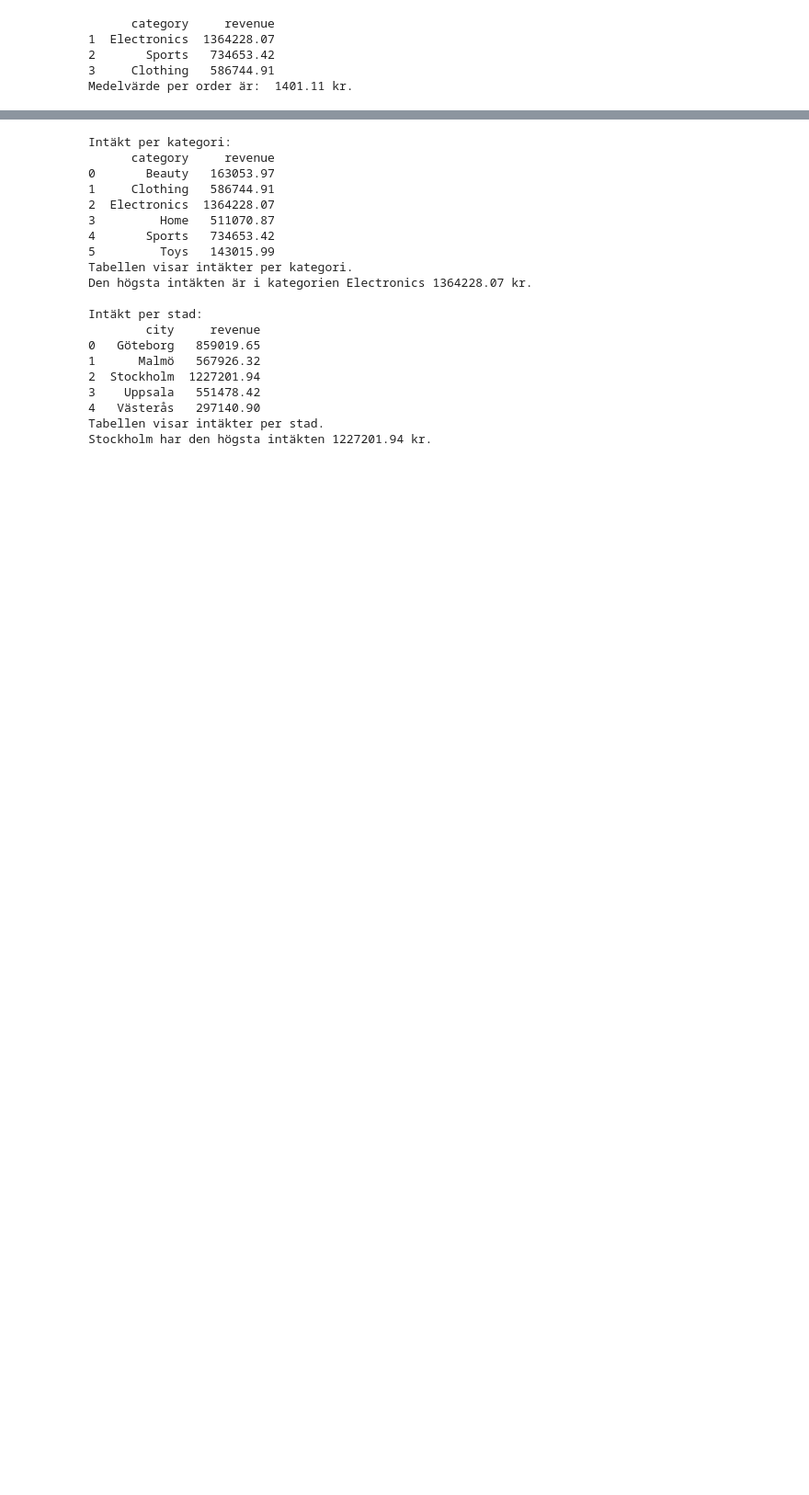
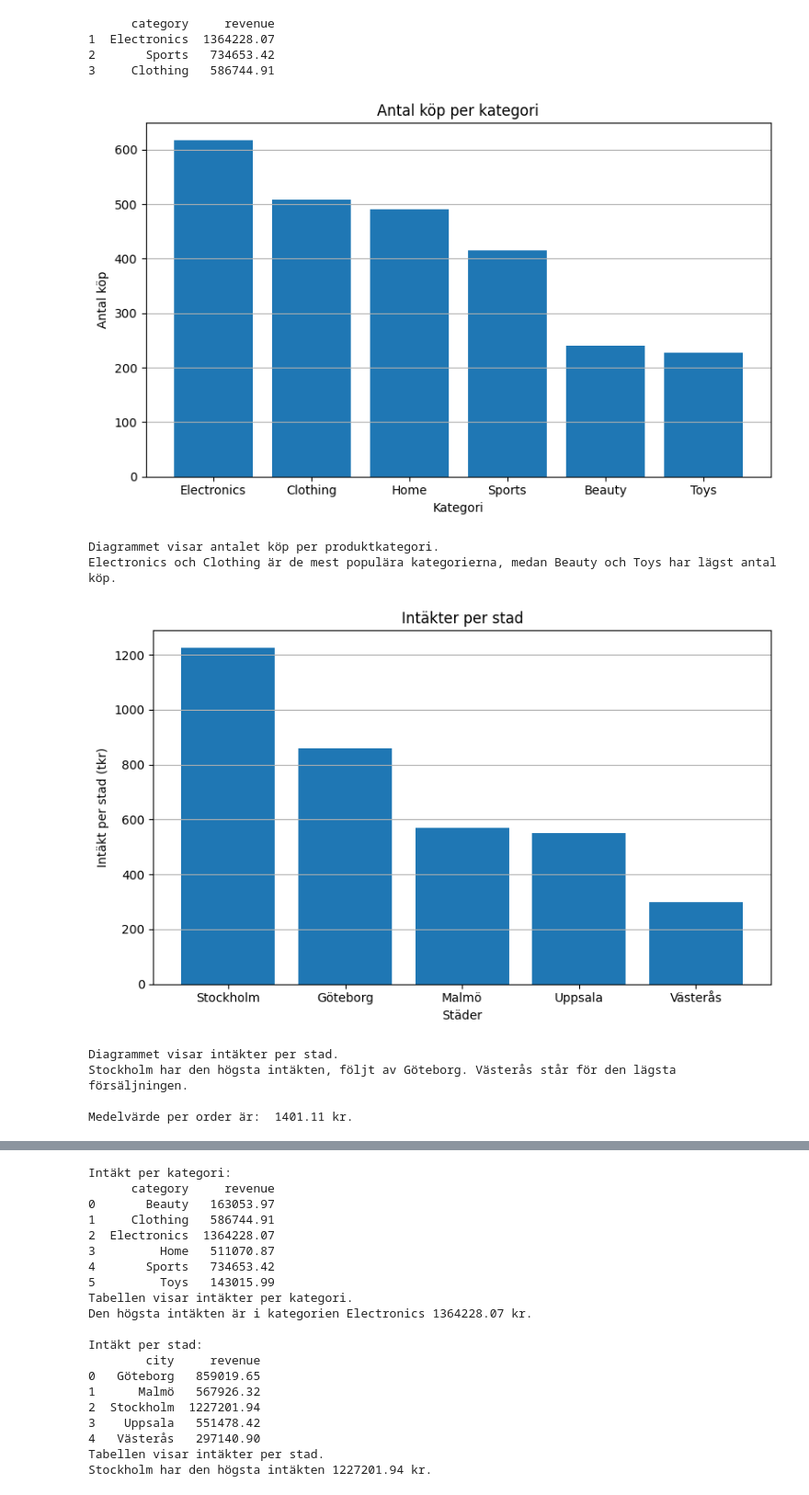
Before and after one commit to LillaLaila/ecommerce-sales-group, a Jupyter notebook: notebooks/report.ipynb, the cells around one changed output, grey strips where cells are left out. Shown at 92% size. Saved outputs shown, nothing was run; the diff lists cells and outputs as text; code cells hidden in the pictures; blank space fills up the shorter version.

```diff
--- a/notebooks/report.ipynb
+++ b/notebooks/report.ipynb
@@ -1,28 +1,29 @@
 # %%
 import sys, os
 sys.path.append(os.path.abspath(os.path.join(os.getcwd(), '..')))
 import pandas as pd
 from src.ecommerce import EcommerceAnalyzer
-
-
-
 # df = io_utils.load_data()
-
 check = EcommerceAnalyzer()
-
 df = check.load_data()
-
 check.top_3(df)
-# check.barKategori(df)
-# check.barStader(df)
+check.barKategori(df)
+check.barStader(df)
 check.mean(df)
 check.intaktStad(df)
 # %% [output]
       category     revenue
 1  Electronics  1364228.07
 2       Sports   734653.42
 3     Clothing   586744.91
-Medelvärde per order är:  1401.11 kr.
+[figure, added]
+Diagrammet visar antalet köp per produktkategori.
+Electronics och Clothing är de mest populära kategorierna, medan Beauty och Toys har lägst antal köp.
+[figure, added]
+Diagrammet visar intäkter per stad.
+Stockholm har den högsta intäkten, följt av Göteborg. Västerås står för den lägsta försäljningen.
+
+Medelvärde per order är:  1401.11 kr.
 |  | city | revenue |
 | 0 | Stockholm | 1227201.94 |
 | 1 | Göteborg | 859019.65 |
```
Also changed, not shown: parts of 1 cell of this notebook, 2 other files.
